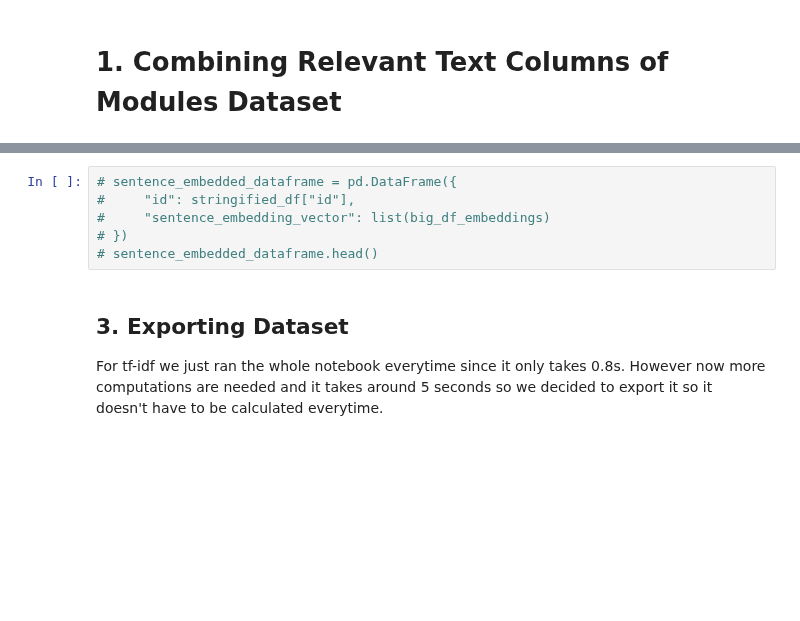
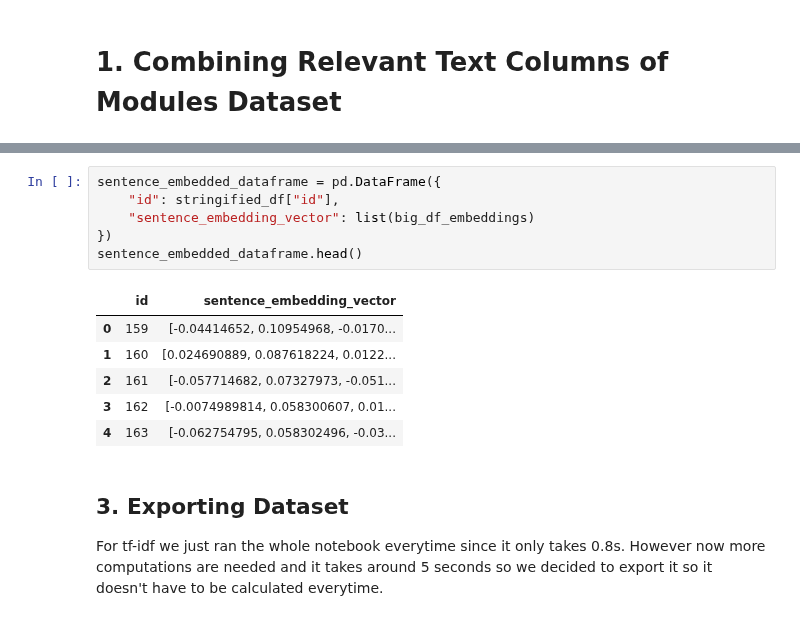
Before and after one commit to DanielvG-IT/Avans, a Jupyter notebook: Notebooks/3.2_model_training_se.ipynb, the cells around one changed output, grey strips where cells are left out. Drawn from its saved outputs; the diff is of its cells as text; blank space fills up the shorter version.

```diff
--- a/Notebooks/3.2_model_training_se.ipynb
+++ b/Notebooks/3.2_model_training_se.ipynb
@@ -115,9 +123,16 @@ This time we'll be using sentence embedding for our vectorization. We selected S
 # %%
-# sentence_embedded_dataframe = pd.DataFrame({
-#     "id": stringified_df["id"],
-#     "sentence_embedding_vector": list(big_df_embeddings)
-# })
-# sentence_embedded_dataframe.head()
+sentence_embedded_dataframe = pd.DataFrame({
+    "id": stringified_df["id"],
+    "sentence_embedding_vector": list(big_df_embeddings)
+})
+sentence_embedded_dataframe.head()
+# %% [output]
+|  | id | sentence_embedding_vector |
+| 0 | 159 | [-0.04414652, 0.10954968, -0.0170... |
+| 1 | 160 | [0.024690889, 0.087618224, 0.0122... |
+| 2 | 161 | [-0.057714682, 0.07327973, -0.051... |
+| 3 | 162 | [-0.0074989814, 0.058300607, 0.01... |
+| 4 | 163 | [-0.062754795, 0.058302496, -0.03... |
 # %% [markdown]
 ## 3. Exporting Dataset
 For tf-idf we just ran the whole notebook everytime since it only takes 0.8s. However now more computations are needed and it takes around 5 seconds so we decided to export it so it doesn't have to be calculated everytime.
```
Also changed, not shown: parts of 11 cells of this notebook.
